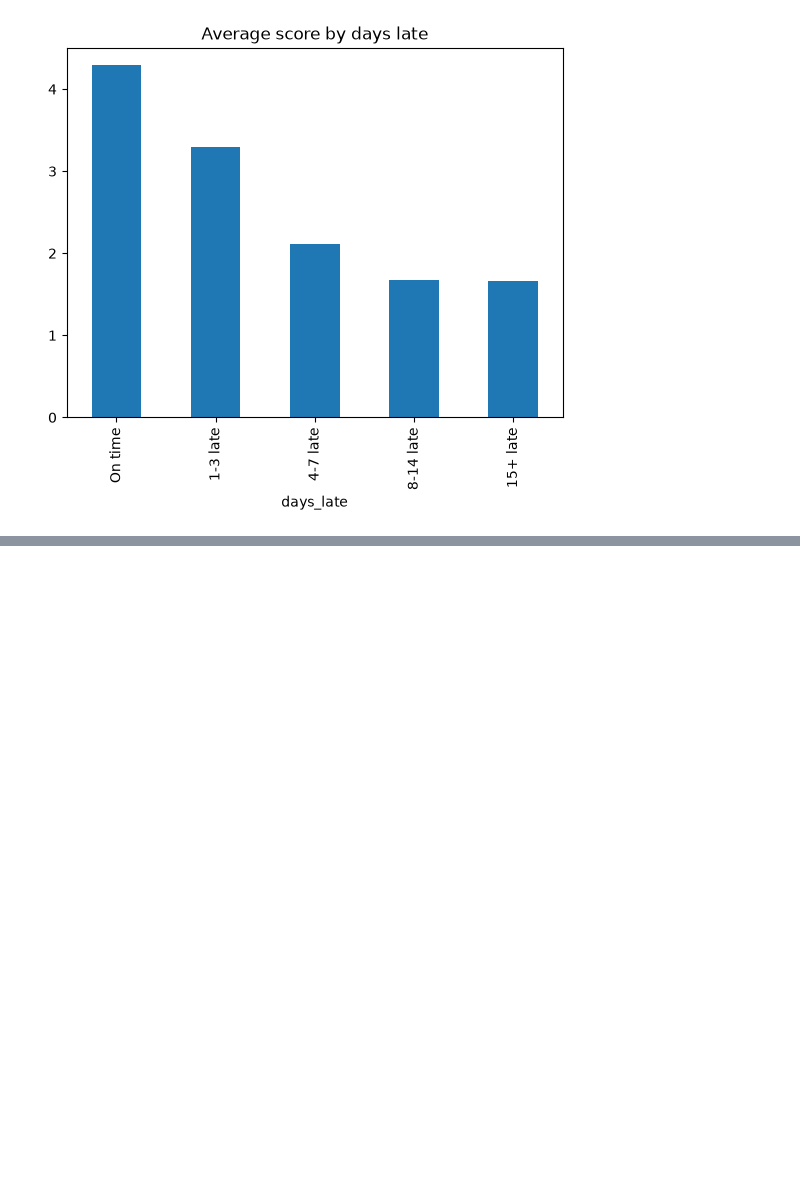
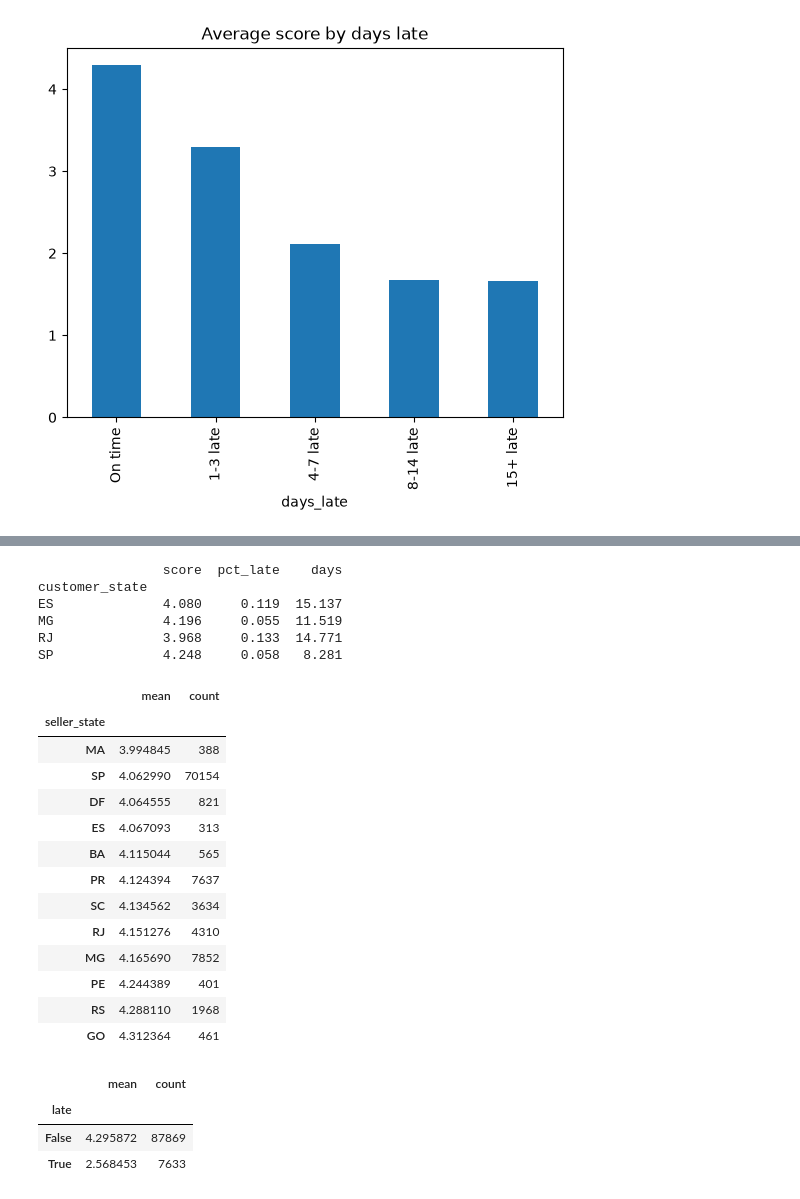
Before and after one commit to Sired1m/data_sprint_olist_G1, a Jupyter notebook: Untitled.ipynb, the cells around one changed output, grey strips where cells are left out. Saved outputs shown, nothing was run; the diff lists cells and outputs as text; code cells hidden in the pictures; blank space fills up the shorter version.

```diff
--- a/Untitled.ipynb
+++ b/Untitled.ipynb
@@ -583,0 +616,52 @@ repeat_pct.plot(kind='bar', title='Repeat purchase % (False = happy, True = unha
+# %%
+# "SP","MG","ES" are RJ neighboring states
+q2df = reviews.merge(orders, on="order_id").merge(customers, on="customer_id")
+
+
+q2df = q2df[
+    (q2df["order_status"] == "delivered")
+    & (q2df["customer_state"].isin(["RJ", "SP", "MG", "ES"]))
+].copy()
+
+q2df["days"] = (q2df["order_delivered_customer_date"] - q2df["order_purchase_timestamp"]).dt.days
+q2df["late"] = q2df["order_delivered_customer_date"] > q2df["order_estimated_delivery_date"]
+
+print(
+    q2df.groupby("customer_state").agg(score=("review_score", "mean"), pct_late=("late", "mean"), days=("days", "mean")).round(3)
+)
+# %% [output]
+                score  pct_late    days
+customer_state
+ES              4.080     0.119  15.137
+MG              4.196     0.055  11.519
+RJ              3.968     0.133  14.771
+SP              4.248     0.058   8.281
+# %%
+q3df = reviews.merge(items[["order_id", "seller_id"]].drop_duplicates(), on="order_id").merge(sellers, on="seller_id")
+
+q3df.groupby("seller_state").review_score.agg(["mean", "count"]).query("count >= 300").sort_values("mean", ascending=True)
+# %% [output]
+|  | mean | count |
+| seller_state |  |  |
+| MA | 3.994845 | 388 |
+| SP | 4.062990 | 70154 |
+| DF | 4.064555 | 821 |
+| ES | 4.067093 | 313 |
+| BA | 4.115044 | 565 |
+| PR | 4.124394 | 7637 |
+| SC | 4.134562 | 3634 |
+| RJ | 4.151276 | 4310 |
+| MG | 4.165690 | 7852 |
+| PE | 4.244389 | 401 |
+| RS | 4.288110 | 1968 |
+| GO | 4.312364 | 461 |
+# %%
+q5df = reviews.merge(orders, on="order_id")
+q5df = q5df[q5df["order_status"] == "delivered"].copy()
+q5df["late"] = q5df["order_delivered_customer_date"] > q5df["order_estimated_delivery_date"]
+q5df.groupby("late")["review_score"].agg(["mean", "count"])
+# %% [output]
+|  | mean | count |
+| late |  |  |
+| False | 4.295872 | 87869 |
+| True | 2.568453 | 7633 |
```
Also changed, not shown: parts of 7 cells of this notebook, 1 other file.
